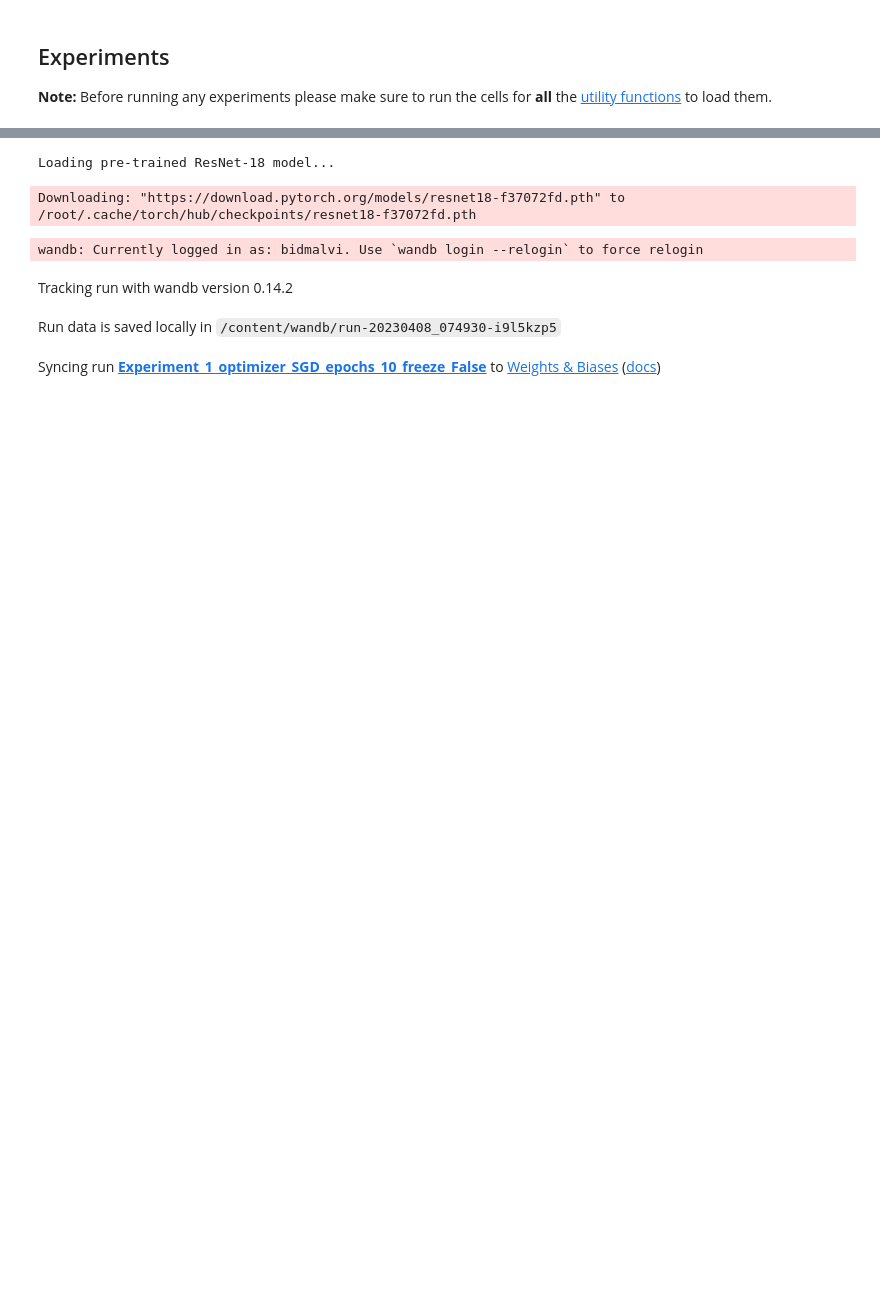
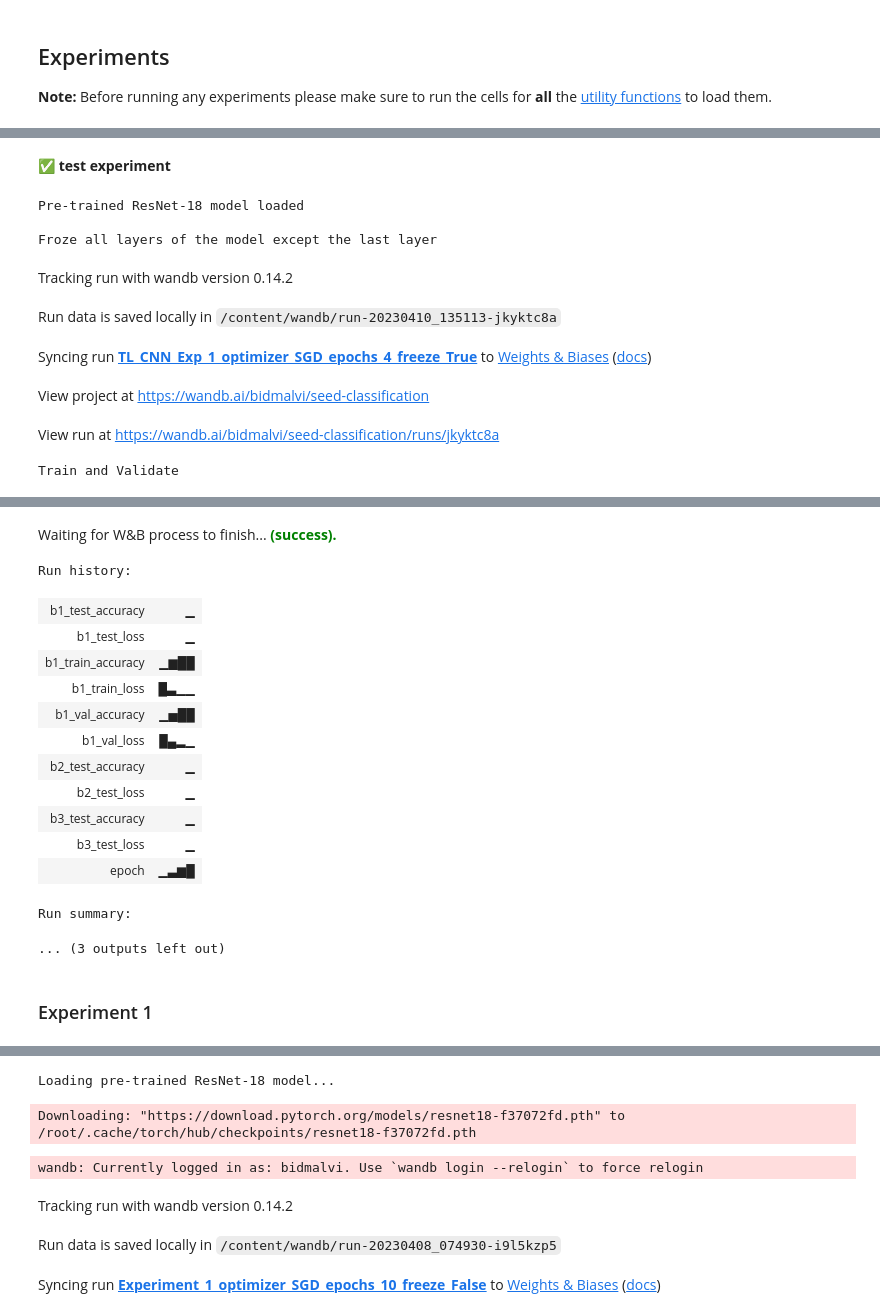
Before and after one commit to malvibid/COMP3029-Computer-Vision, a Jupyter notebook: COMP3029_Computer_Vision_Coursework.ipynb, the cells around one changed output, grey strips where cells are left out. Drawn from its saved outputs; the diff is of its cells as text; code cells hidden in the pictures; blank space fills up the shorter version.

```diff
--- a/COMP3029_Computer_Vision_Coursework.ipynb
+++ b/COMP3029_Computer_Vision_Coursework.ipynb
@@ -748,0 +881,17 @@ def run_experiment(exp_name, optimizer_type, optimizer_args, epochs, freeze=True
+# %% [markdown]
+✅ **test experiment**
+# %%
+#test experiment - to check if respective model is being saved if there an improvement in any one of the evaluation set
+# Define the optimizer type and its args
+optimizer_SGD_args = {'lr': 0.001, 'momentum': 0.9}
+best_accuracies = run_experiment(best_accuracies, "TL_CNN_Exp_1", create_resnet18_model(), optim.SGD, optimizer_SGD_args, epochs=4, freeze=True)
+# %% [output]
+Pre-trained ResNet-18 model loaded
+
+Froze all layers of the model except the last layer
+Tracking run with wandb version 0.14.2
+Run data is saved locally in /content/wandb/run-20230410_135113-jkyktc8a
+Syncing run TL_CNN_Exp_1_optimizer_SGD_epochs_4_freeze_True to Weights & Biases (docs)
+View project at https://wandb.ai/bidmalvi/seed-classification
+View run at https://wandb.ai/bidmalvi/seed-classification/runs/jkyktc8a
+Train and Validate
@@ -749 +915,18 @@ def run_experiment(exp_name, optimizer_type, optimizer_args, epochs, freeze=True
+Waiting for W&B process to finish... (success).
+Run history:
+| b1_test_accuracy | ▁ |
+| b1_test_loss | ▁ |
+| b1_train_accuracy | ▁▆██ |
+| b1_train_loss | █▃▁▁ |
+| b1_val_accuracy | ▁▅██ |
+| b1_val_loss | █▄▂▁ |
+| b2_test_accuracy | ▁ |
+| b2_test_loss | ▁ |
+| b3_test_accuracy | ▁ |
+| b3_test_loss | ▁ |
+| epoch | ▁▃▆█ |
+Run summary:
+... (3 outputs left out)
+# %% [markdown]
+### Experiment 1
 # %% [markdown]
```
Also changed, not shown: parts of 35 cells of this notebook.
